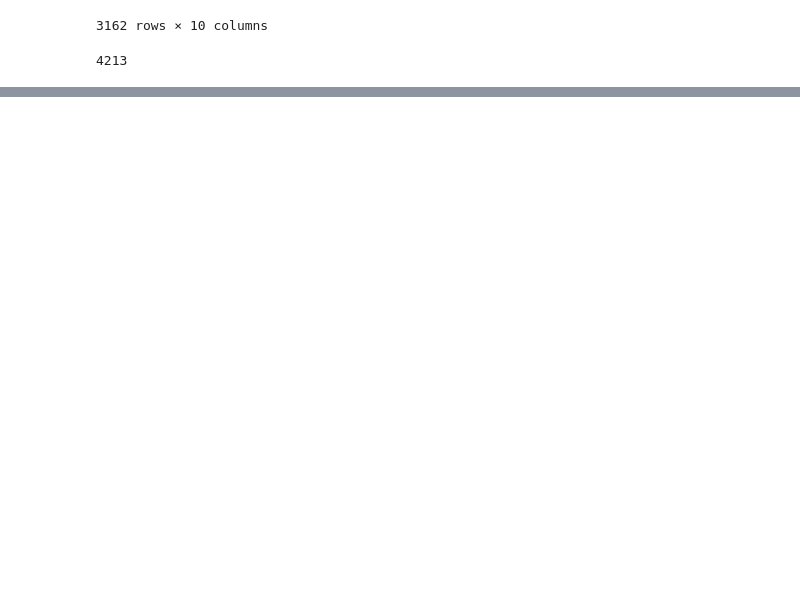
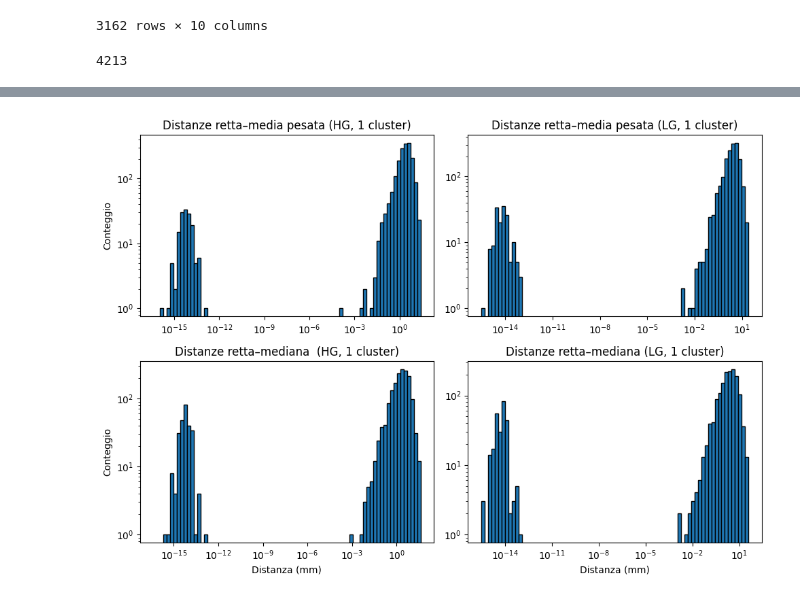
Before and after one commit to mfrancescangeli1/ASTRI, a Jupyter notebook: analisi3.ipynb, the cells around one changed output, grey strips where cells are left out. Drawn from its saved outputs; the diff is of its cells as text; code cells hidden in the pictures; blank space fills up the shorter version.

```diff
--- a/analisi3.ipynb
+++ b/analisi3.ipynb
@@ -516,0 +691,60 @@ plt.show()
+# %%
+# -------------------- SELEZIONE EVENTI CON 1 CLUSTER --------------------
+# HG
+eventi_cluster_hg = df_dist_hg.groupby(["event","mcrun"])["cluster"].nunique()
+eventi_validi_hg = eventi_cluster_hg[eventi_cluster_hg == 1].index
+df_sel_hg = df_dist_hg.set_index(["event","mcrun"]).loc[eventi_validi_hg].reset_index()
+
+# LG
+eventi_cluster_lg = df_dist_lg.groupby(["event","mcrun"])["cluster"].nunique()
+eventi_validi_lg = eventi_cluster_lg[eventi_cluster_lg == 1].index
+df_sel_lg = df_dist_lg.set_index(["event","mcrun"]).loc[eventi_validi_lg].reset_index()
+
+# -------------------- ESTRAZIONE DISTANZE --------------------
+d_mean_hg   = df_sel_hg["d_weight"].values
+d_median_hg = df_sel_hg["d_median"].values
+d_mean_lg   = df_sel_lg["d_weight"].values
+d_median_lg = df_sel_lg["d_median"].values
+
+# filtro valori validi (>0 e finiti)
+d_mean_hg   = d_mean_hg[np.isfinite(d_mean_hg) & (d_mean_hg > 0)]
+d_median_hg = d_median_hg[np.isfinite(d_median_hg) & (d_median_hg > 0)]
+d_mean_lg   = d_mean_lg[np.isfinite(d_mean_lg) & (d_mean_lg > 0)]
+d_median_lg = d_median_lg[np.isfinite(d_median_lg) & (d_median_lg > 0)]
+
+# -------------------- BINS LOGARITMICI SEPARATI --------------------
+bins_mean_hg   = np.logspace(np.log10(d_mean_hg.min()),   np.log10(d_mean_hg.max()),   80)
+bins_median_hg = np.logspace(np.log10(d_median_hg.min()), np.log10(d_median_hg.max()), 80)
+bins_mean_lg   = np.logspace(np.log10(d_mean_lg.min()),   np.log10(d_mean_lg.max()),   80)
+bins_median_lg = np.logspace(np.log10(d_median_lg.min()), np.log10(d_median_lg.max()), 80)
+
+# -------------------- PLOT --------------------
+fig, axes = plt.subplots(2, 2, figsize=(10, 7), sharex=False, sharey=False)
+
+# -------------------- HG --------------------
+axes[0,0].hist(d_mean_hg, bins=bins_mean_hg, edgecolor='black')
+axes[0,0].set_title("Distanze retta–media pesata (HG, 1 cluster)")
+axes[0,0].set_ylabel("Conteggio")
+
+axes[1,0].hist(d_median_hg, bins=bins_median_hg, edgecolor='black')
+axes[1,0].set_title("Distanze retta–mediana  (HG, 1 cluster)")
+axes[1,0].set_ylabel("Conteggio")
+axes[1,0].set_xlabel("Distanza (mm)")
+
+# -------------------- LG --------------------
+axes[0,1].hist(d_mean_lg, bins=bins_mean_lg, edgecolor='black')
+axes[0,1].set_title("Distanze retta–media pesata (LG, 1 cluster)")
+
+axes[1,1].hist(d_median_lg, bins=bins_median_lg, edgecolor='black')
+axes[1,1].set_title("Distanze retta–mediana (LG, 1 cluster)")
+axes[1,1].set_xlabel("Distanza (mm)")
+
+# scala log su entrambi gli assi
+for ax in axes.flat:
+    ax.set_xscale("log")
+    ax.set_yscale("log")
+
+plt.tight_layout()
+plt.show()
+# %% [output]
+[figure, added]
```
Also changed, not shown: parts of 22 cells of this notebook, 4 other files.
